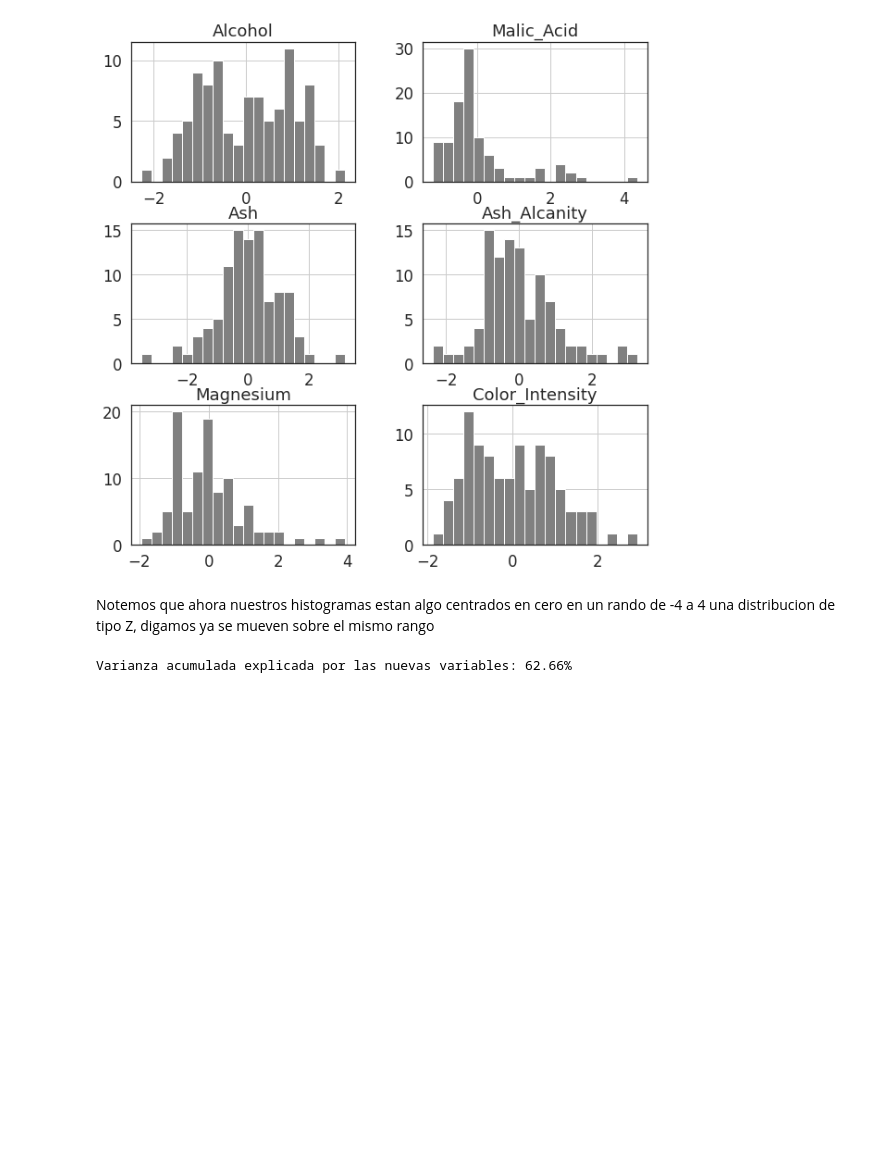
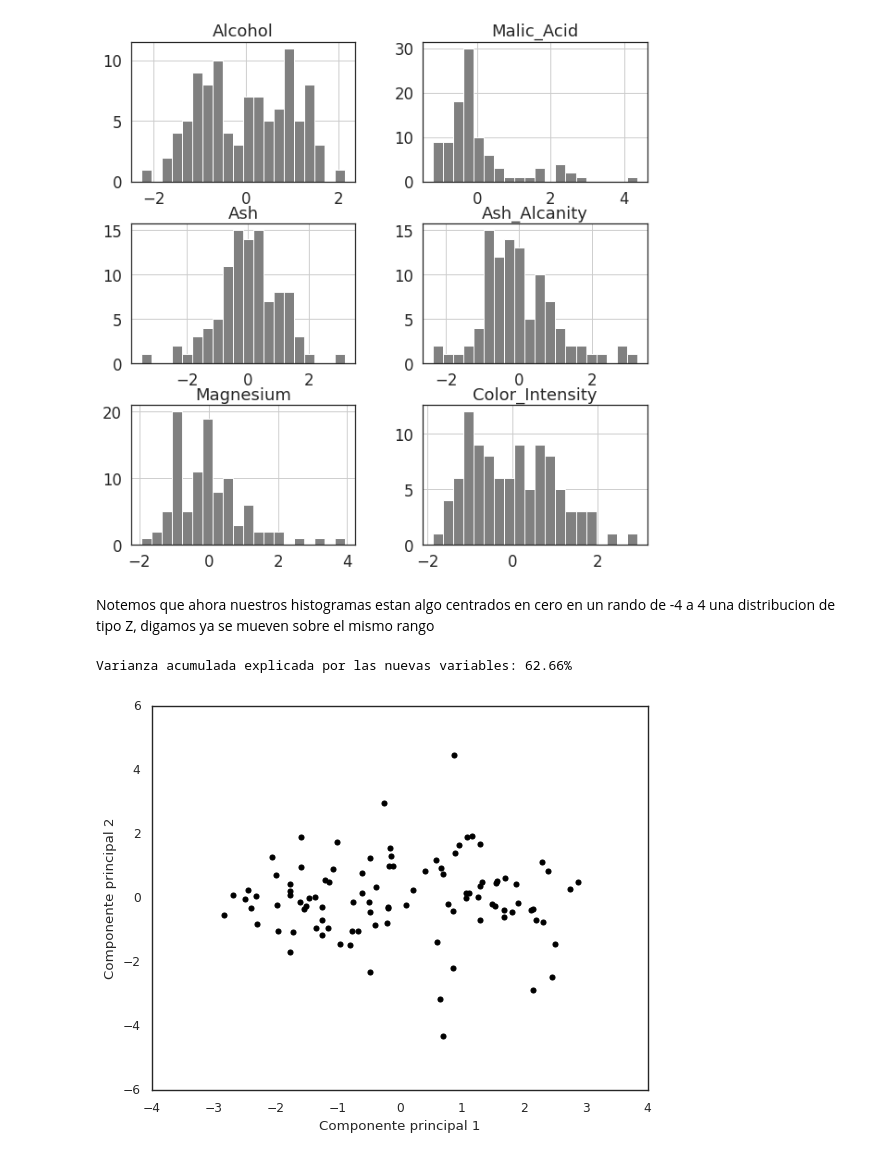
Before and after one commit to LIZZETHGOMEZ/BEDU-Santander, a Jupyter notebook: Machine Learning/Sesion_3.ipynb, the cells around one changed output. Drawn from its saved outputs; the diff is of its cells as text; code cells hidden in the pictures; blank space fills up the shorter version.

```diff
--- a/Machine Learning/Sesion_3.ipynb
+++ b/Machine Learning/Sesion_3.ipynb
@@ -183,3 +182,11 @@ pca_2_resultados = pca_2.fit_transform(data_cluster)
 print("Varianza acumulada explicada por las nuevas variables: {:.2%}".format(np.sum(pca_2.explained_variance_ratio_)))
 # %% [output]
 Varianza acumulada explicada por las nuevas variables: 62.66%
+# %%
+sns.set(style = "white")
+plt.scatter(x = pca_2_resultados[:,0], y = pca_2_resultados[:,1], color = 'black')
+plt.xlabel("Componente principal 1")
+plt.ylabel("Componente principal 2")
+plt.show();
+# %% [output]
+[figure, added]
```
Also changed, not shown: parts of 10 cells of this notebook.
